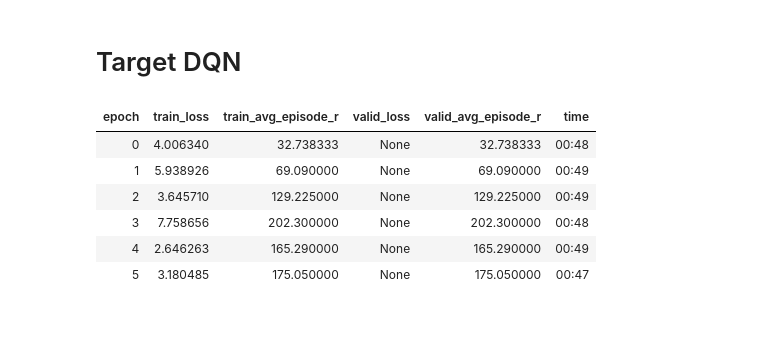
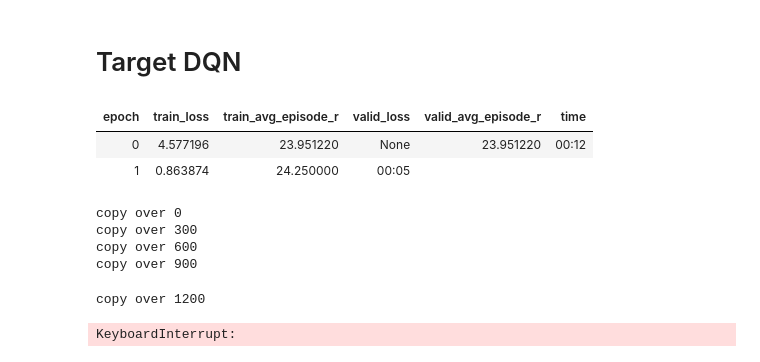
Before and after one commit to josiahls/fast-reinforcement-learning-2, a Jupyter notebook: nbs/20c_qlearning.dqn_target.ipynb, the cells around one changed output. Saved outputs shown, nothing was run; the diff lists cells and outputs as text; code cells hidden in the pictures; blank space fills up the shorter version.

Commit message:
Notes: - fixing target net. Seems to not converge. Should converge around 20000 batches

```diff
--- a/nbs/20c_qlearning.dqn_target.ipynb
+++ b/nbs/20c_qlearning.dqn_target.ipynb
@@ -71,27 +72,29 @@ class TargetDQNLearner(AgentLearner):
 # %%
 env='CartPole-v1'
 model=LinearDQN((4,),2)
 agent=DiscreteAgent(model=model.to(default_device()),device=default_device(),
                     a_selector=EpsilonGreedyActionSelector())
 
-block=FirstLastExperienceBlock(agent=agent,seed=0,n_steps=3,dls_kwargs={'bs':32,'num_workers':0,'verbose':False,'indexed':True,'shuffle_train':False})
+block=FirstLastExperienceBlock(agent=agent,seed=0,n_steps=2,dls_kwargs={'bs':1,'num_workers':0,'verbose':False,'indexed':True,'shuffle_train':False})
 blk=IterableDataBlock(blocks=(block),
                       splitter=FuncSplitter(lambda x:False),
                      )
-dls=blk.dataloaders([env]*1,n=32*1000,device=default_device())
+dls=blk.dataloaders([env]*1,n=1*1000,device=default_device())
 
-learner=TargetDQNLearner(dls,agent=agent,n_steps=3,cbs=[EpsilonTracker,
-                                        ExperienceReplay(sz=50000,bs=32,starting_els=32,max_steps=gym.make(env)._max_episode_steps),
+learner=TargetDQNLearner(dls,agent=agent,n_steps=1,cbs=[EpsilonTracker,
+                                        ExperienceReplay(sz=100000,bs=32,starting_els=32,max_steps=gym.make(env)._max_episode_steps),
                                         TargetDQNTrainer],metrics=[AvgEpisodeRewardMetric(experience_cls=ExperienceFirstLast)])
-learner.fit(6,lr=0.001,wd=0)
+learner.fit(60,lr=0.001,wd=0)
 # %% [output]
 | epoch | train_loss | train_avg_episode_r | valid_loss | valid_avg_episode_r | time |
-| 0 | 4.006340 | 32.738333 | None | 32.738333 | 00:48 |
-| 1 | 5.938926 | 69.090000 | None | 69.090000 | 00:49 |
-| 2 | 3.645710 | 129.225000 | None | 129.225000 | 00:49 |
-| 3 | 7.758656 | 202.300000 | None | 202.300000 | 00:48 |
-| 4 | 2.646263 | 165.290000 | None | 165.290000 | 00:49 |
-| 5 | 3.180485 | 175.050000 | None | 175.050000 | 00:47 |
+| 0 | 4.577196 | 23.951220 | None | 23.951220 | 00:12 |
+| 1 | 0.863874 | 24.250000 | 00:05 |
+copy over 0
+copy over 300
+copy over 600
+copy over 900
+copy over 1200
+KeyboardInterrupt:
 # %%
 # hide
 from nbdev.export import *
```
Also changed, not shown: parts of 2 cells of this notebook, 20 other files.
